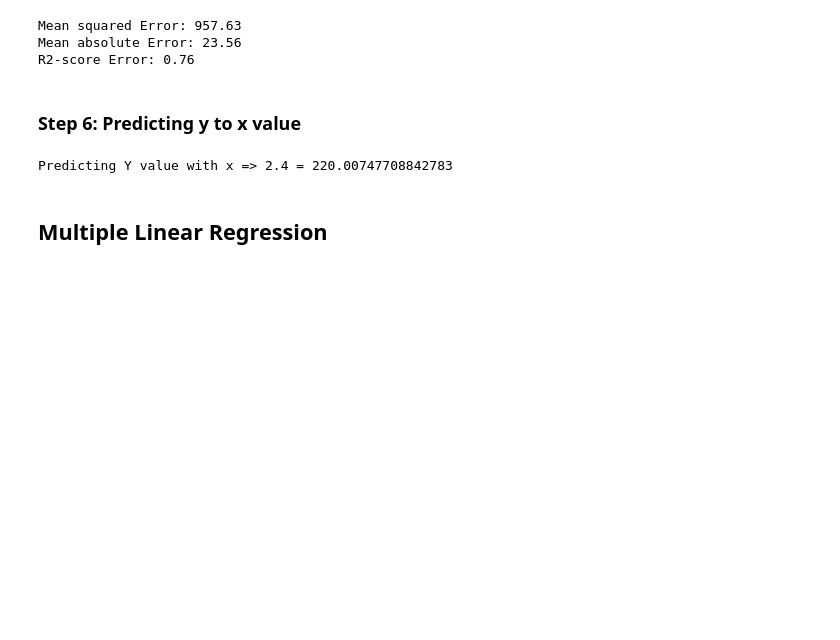
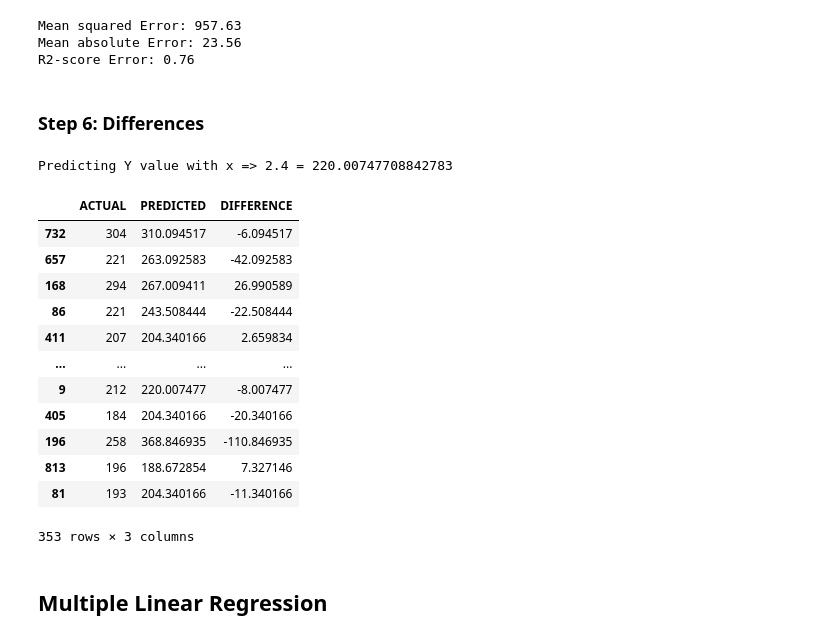
Before and after one commit to cassianodess/Machine-Learning, a Jupyter notebook: regression/main.ipynb, the cells around one changed output. Saved outputs shown, nothing was run; the diff lists cells and outputs as text; code cells hidden in the pictures; blank space fills up the shorter version.

Commit message:
feat: adding differences between predicted and test

```diff
--- a/regression/main.ipynb
+++ b/regression/main.ipynb
@@ -122,12 +122,32 @@ Mean squared Error: 957.63
 Mean absolute Error: 23.56
 R2-score Error: 0.76
 # %% [markdown]
-### Step 6: Predicting y to x value
+### Step 6: Differences
 # %%
 equation2 = angular_coefficient * 2.4 + linear_coeffieicent
 print(f"Predicting Y value with x => 2.4 = {equation2}")
+
+pred_df = pd.DataFrame({
+    "ACTUAL": y_test,
+    "PREDICTED": y_predicted,
+    "DIFFERENCE": y_test-y_predicted
+})
+pred_df
 # %% [output]
 Predicting Y value with x => 2.4 = 220.00747708842783
+|  | ACTUAL | PREDICTED | DIFFERENCE |
+| 732 | 304 | 310.094517 | -6.094517 |
+| 657 | 221 | 263.092583 | -42.092583 |
+| 168 | 294 | 267.009411 | 26.990589 |
+| 86 | 221 | 243.508444 | -22.508444 |
+| 411 | 207 | 204.340166 | 2.659834 |
+| ... | ... | ... | ... |
+| 9 | 212 | 220.007477 | -8.007477 |
+| 405 | 184 | 204.340166 | -20.340166 |
+| 196 | 258 | 368.846935 | -110.846935 |
+| 813 | 196 | 188.672854 | 7.327146 |
+| 81 | 193 | 204.340166 | -11.340166 |
+353 rows × 3 columns
 # %% [markdown]
 ## Multiple Linear Regression
 # %% [markdown]
```
Also changed, not shown: parts of 3 cells of this notebook.
